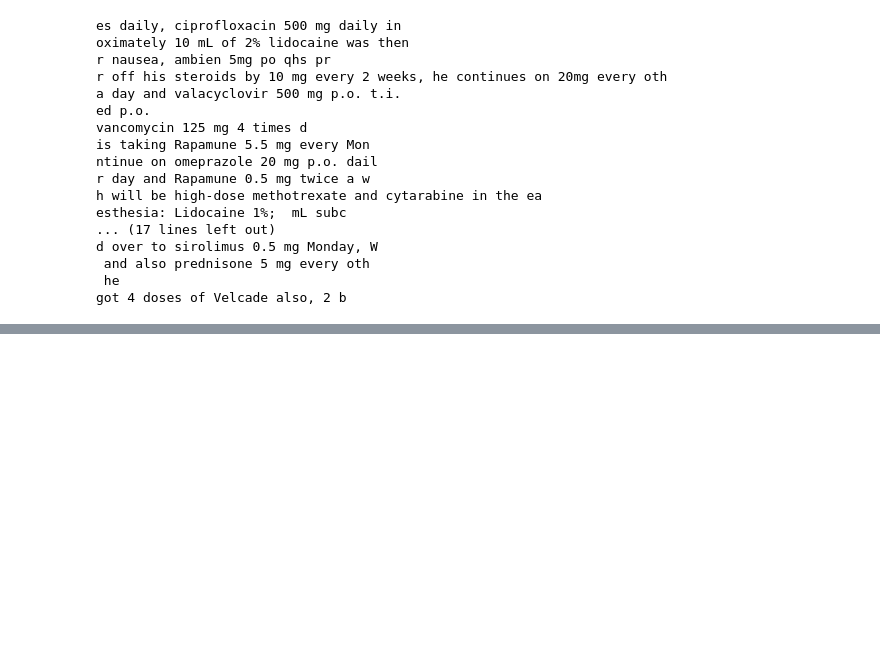
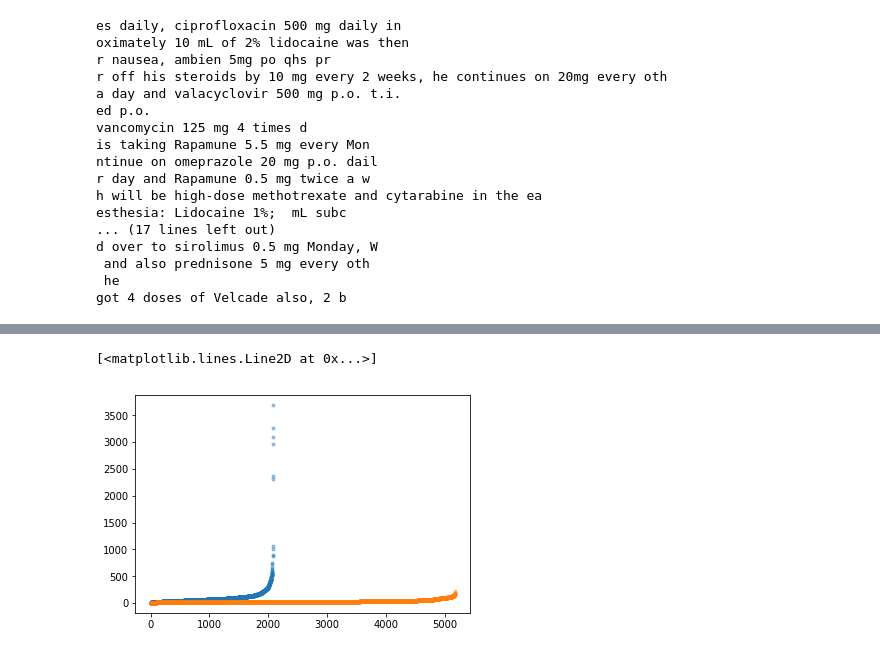
Before and after one commit to abchapman93/MADE_relations, a Jupyter notebook: Data Exploration.ipynb, the cells around one changed output, grey strips where cells are left out. Saved outputs shown, nothing was run; the diff lists cells and outputs as text; code cells hidden in the pictures; blank space fills up the shorter version.

```diff
--- a/Data Exploration.ipynb
+++ b/Data Exploration.ipynb
@@ -97,3 +164,11 @@ len(examples)
+# %%
+for relation in relation_types.keys():
+    outpath = 'data_exploration_results/{}_examples.txt'.format(re.sub('/', '_', relation))
+    examples = print_relation_examples(relation, docs)
+    #print(examples[:5])
+    #print()
+    with open(outpath, 'w') as f:
+        f.write('\n\n'.join(examples))
 # %%
 ## Find some specific examples of the most common relation, ('Drug', 'Dose')
 drug_doses = {}
@@ -129,3 +204,14 @@ d over to sirolimus 0.5 mg Monday, W
  and also prednisone 5 mg every oth
  he
 got 4 doses of Velcade also, 2 b
+# %%
+# What is the distribution of spans for the different classes?
+relation_spans = defaultdict(list)
+relation_names = relation_types.keys()
+
+for filename, doc in docs.items():
+    for relation in doc.relations:
+        relation_spans[relation.type].append(relation.span[1] - relation.span[0])
+
+
+relation_spans
@@ -131,0 +236,8 @@ got 4 doses of Velcade also, 2 b
+# %%
+plt.plot(range(len(sorted(relation_spans['adverse']))), sorted(relation_spans['adverse']),
+        marker='.', linestyle='none', alpha=0.4)
+plt.plot(range(len(sorted(relation_spans['do']))), sorted(relation_spans['do']),
+        marker='.', linestyle='none', alpha=0.4)
+# %% [output]
+[<matplotlib.lines.Line2D at 0x...>]
+[figure, added]
```
Also changed, not shown: parts of 19 cells of this notebook.
